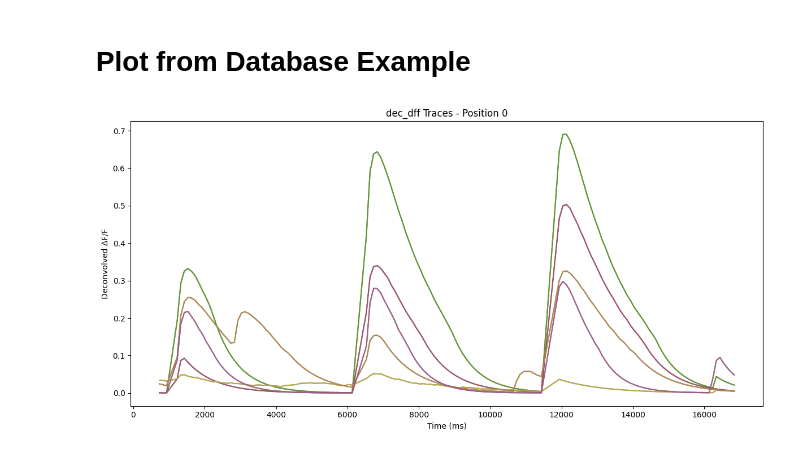
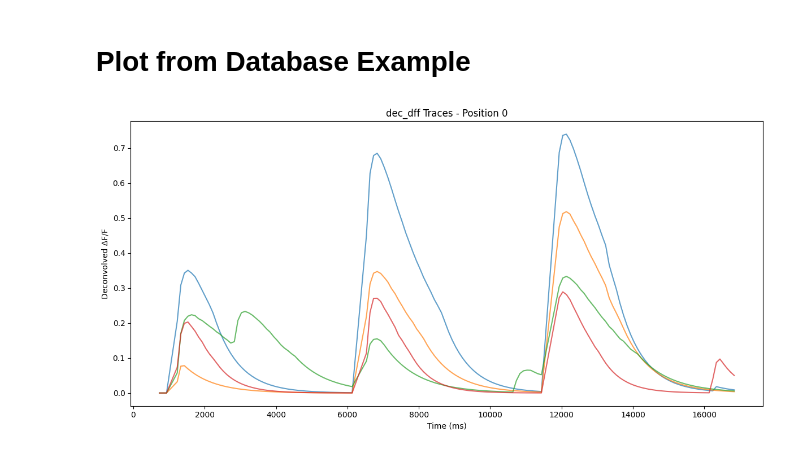
Before and after one commit to fdrgsp/cali, a Jupyter notebook: src/cali/sqlmodel/examples/examples_plot_from_database.ipynb, the cells around one changed output. Saved outputs shown, nothing was run; the diff lists cells and outputs as text; code cells hidden in the pictures.

```diff
--- a/src/cali/sqlmodel/examples/examples_plot_from_database.ipynb
+++ b/src/cali/sqlmodel/examples/examples_plot_from_database.ipynb
@@ -10,36 +12,40 @@ database_path = "/Users/fdrgsp/Documents/git/cali/tests/test_data/evoked/databas
 engine = create_engine(f"sqlite:///{database_path}")
 # %%
 with Session(engine) as session:
-    analysis_id = 3
+    detection_id = 2  # Filter by detection settings ID
 
-    statement = select(Traces).where(Traces.analysis_result_id == analysis_id)
+    statement = (
+        select(Traces)
+        .join(CaliResult)
+        .where(CaliResult.detection_settings == detection_id)
+    )
 
     traces_list = session.exec(statement).all()
 
     # Plot all dec_dff traces
     fig, ax = plt.subplots(figsize=(12, 6))
 
     for trace in traces_list:
         if trace.dec_dff is not None:
             # Use x_axis if available, otherwise use frame numbers
             x_data = (
                 trace.x_axis
                 if trace.x_axis is not None
                 else list(range(len(trace.dec_dff)))
             )
             ax.plot(
                 x_data,
                 trace.dec_dff,
                 label=f"ROI {trace.roi.label_value}",
                 alpha=0.7,
             )
 
     x_label = "Time (ms)" if traces_list and traces_list[0].x_axis else "Frame"
     ax.set_xlabel(x_label)
     ax.set_ylabel("Deconvolved ΔF/F")
     ax.set_title("dec_dff Traces - Position 0")
     # ax.legend(loc="upper left")
     plt.tight_layout()
     plt.show()
 # %% [output]
-[figure, old version]
+[figure, new version]
```
Also changed, not shown: parts of 2 cells of this notebook, 9 other files.
